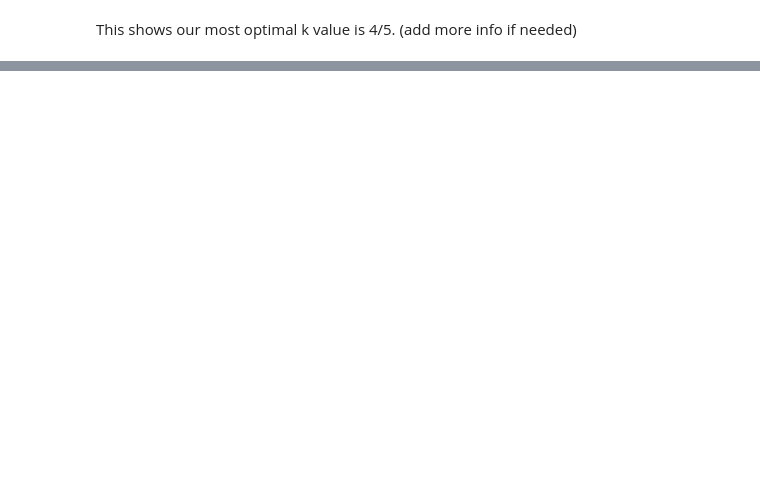
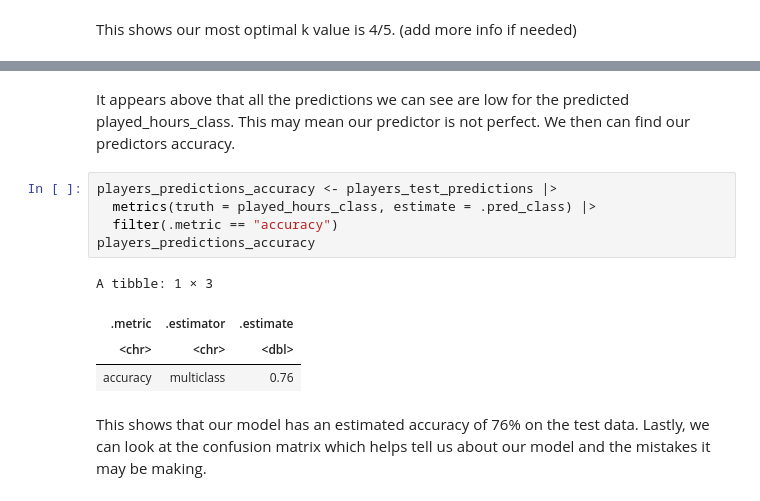
Before and after one commit to kathyythoi/dsci_project, a Jupyter notebook: finalprojectreoport.ipynb, the cells around one changed output, grey strips where cells are left out. Cells and saved outputs as stored; diff of their text form; blank space fills up the shorter version.

```diff
--- a/finalprojectreoport.ipynb
+++ b/finalprojectreoport.ipynb
@@ -293,0 +359,14 @@ This shows our most optimal k value is 4/5. (add more info if needed)
+# %% [markdown]
+It appears above that all the predictions we can see are low for the predicted played_hours_class. This may mean our predictor is not perfect. We then can find our predictors accuracy.
+# %%
+players_predictions_accuracy <- players_test_predictions |>
+  metrics(truth = played_hours_class, estimate = .pred_class) |>
+  filter(.metric == "accuracy")
+players_predictions_accuracy
+# %% [output]
+A tibble: 1 × 3
+| .metric | .estimator | .estimate |
+| <chr> | <chr> | <dbl> |
+| accuracy | multiclass | 0.76 |
+# %% [markdown]
+This shows that our model has an estimated accuracy of 76% on the test data. Lastly, we can look at the confusion matrix which helps tell us about our model and the mistakes it may be making.
```
Also changed, not shown: parts of 17 cells of this notebook.
